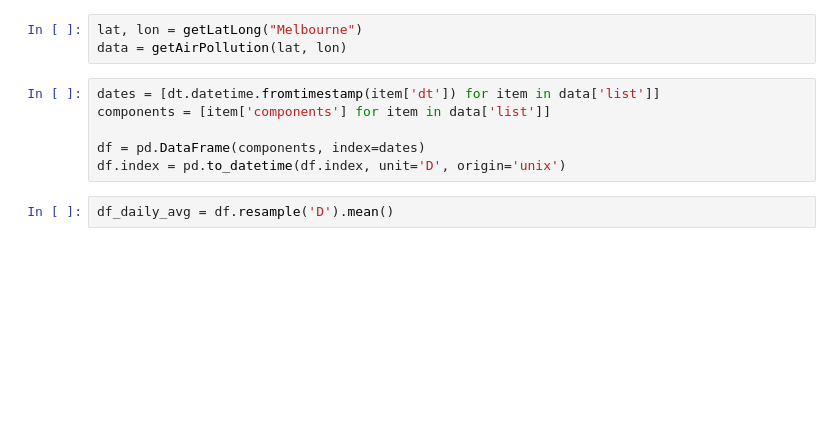
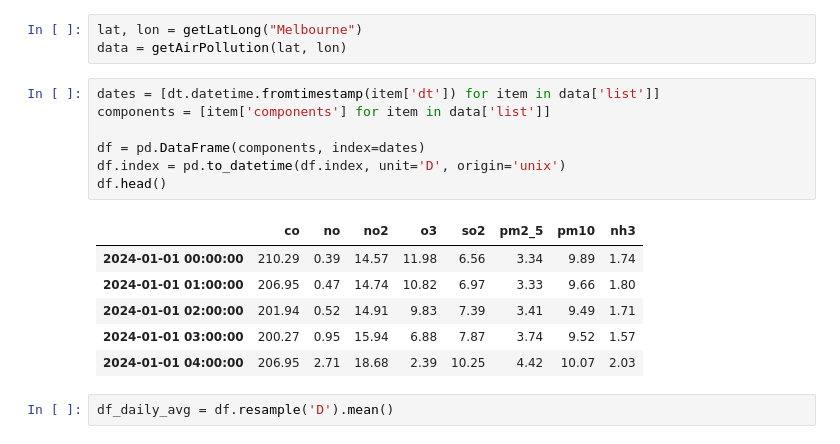
Before and after one commit to koacow/qaeco-coding-intro-to-python, a Jupyter notebook: plots.ipynb, the cells around one changed output. Drawn from its saved outputs; the diff is of its cells as text; blank space fills up the shorter version.

```diff
--- a/plots.ipynb
+++ b/plots.ipynb
@@ -50,9 +54,17 @@ data = getAirPollution(lat, lon)
 # %%
 dates = [dt.datetime.fromtimestamp(item['dt']) for item in data['list']]
 components = [item['components'] for item in data['list']]
 
 df = pd.DataFrame(components, index=dates)
 df.index = pd.to_datetime(df.index, unit='D', origin='unix')
+df.head()
+# %% [output]
+|  | co | no | no2 | o3 | so2 | pm2_5 | pm10 | nh3 |
+| 2024-01-01 00:00:00 | 210.29 | 0.39 | 14.57 | 11.98 | 6.56 | 3.34 | 9.89 | 1.74 |
+| 2024-01-01 01:00:00 | 206.95 | 0.47 | 14.74 | 10.82 | 6.97 | 3.33 | 9.66 | 1.80 |
+| 2024-01-01 02:00:00 | 201.94 | 0.52 | 14.91 | 9.83 | 7.39 | 3.41 | 9.49 | 1.71 |
+| 2024-01-01 03:00:00 | 200.27 | 0.95 | 15.94 | 6.88 | 7.87 | 3.74 | 9.52 | 1.57 |
+| 2024-01-01 04:00:00 | 206.95 | 2.71 | 18.68 | 2.39 | 10.25 | 4.42 | 10.07 | 2.03 |
 # %%
 df_daily_avg = df.resample('D').mean()
 # %%
```
Also changed, not shown: parts of 3 cells of this notebook, 3 other files.
